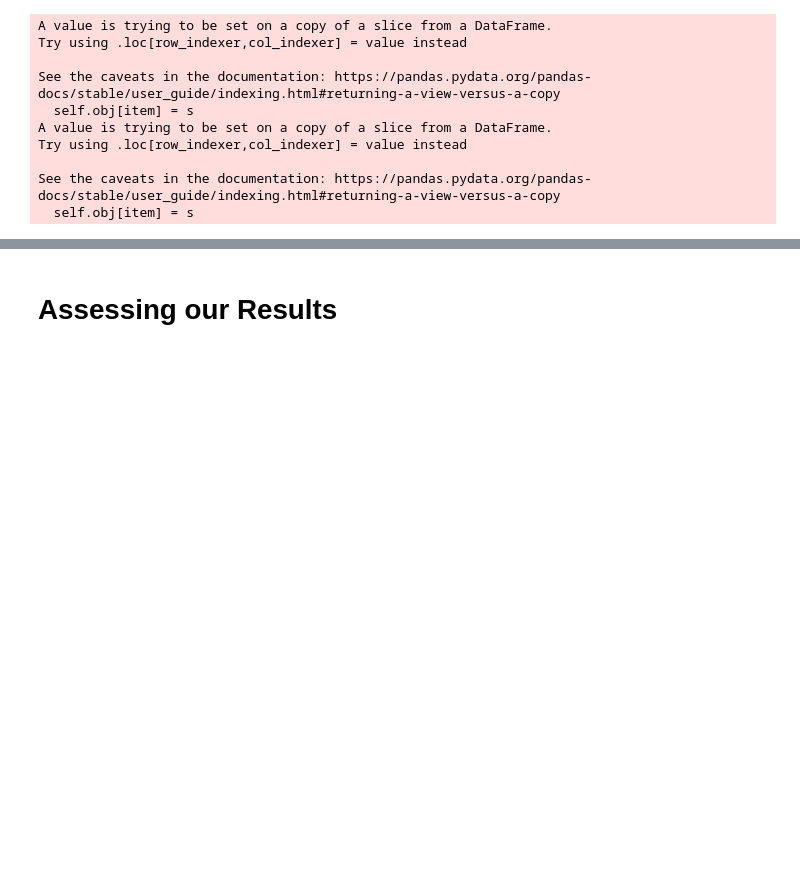
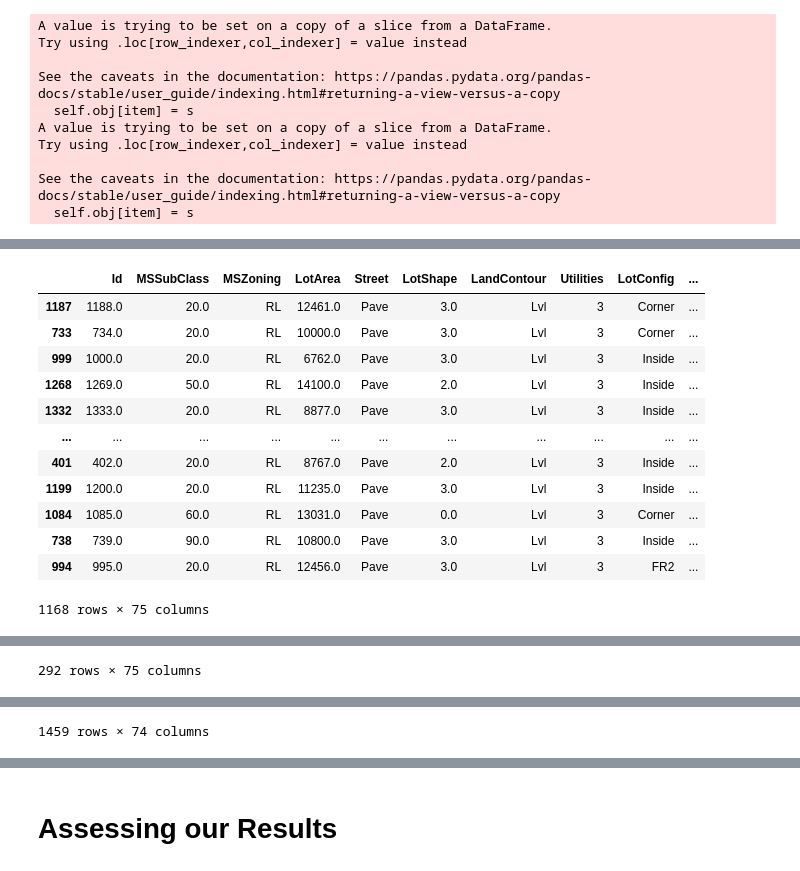
Before and after one commit to evan-freeman/data-science, a Jupyter notebook: Advanced Housing Data Exploration.ipynb, the cells around one changed output, grey strips where cells are left out. Drawn from its saved outputs; the diff is of its cells as text; code cells hidden in the pictures; blank space fills up the shorter version.

```diff
--- a/Advanced Housing Data Exploration.ipynb
+++ b/Advanced Housing Data Exploration.ipynb
@@ -984,0 +1004,58 @@ Interesting. Looks a fair bit worse, but who knows! Let's do some hyp tuning.
+# %%
+housing2 = pd.read_csv('D:/code/Data/house-prices-advanced-regression-techniques/train.csv')
+test2 = pd.read_csv('D:/code/Data/house-prices-advanced-regression-techniques/test.csv')
+
+train2, valid2 = train_test_split(housing2, test_size = .2)
+
+columns_to_drop2 = train2.columns[train2.isnull().sum() > len(train2) * .15]
+train2.drop(columns_to_drop2, inplace = True, axis = 1)
+valid2.drop(columns_to_drop2, inplace = True, axis = 1)
+test2.drop(columns_to_drop2, inplace = True, axis = 1)
+
+num_columns2 = train2.select_dtypes(exclude=['object']).columns
+cat_columns2 = train2.select_dtypes(include=['object']).columns
+
+# Impute Categorical Values
+train2.loc[:, cat_columns2] = SimpleImputer(missing_values = np.nan, strategy = 'most_frequent',verbose=0).fit_transform(train2.loc[:, cat_columns2])
+valid2.loc[:, cat_columns2] = SimpleImputer(missing_values = np.nan, strategy = 'most_frequent',verbose=0).fit_transform(valid2.loc[:, cat_columns2])
+test2.loc[:, cat_columns2] = SimpleImputer(missing_values = np.nan, strategy = 'most_frequent',verbose=0).fit_transform(test2.loc[:, cat_columns2])
+
+# Impute Numerical Values
+train2.loc[:, num_columns2] = SimpleImputer(missing_values = np.nan, strategy = 'mean',verbose=0).fit_transform(train2.loc[:, num_columns2])
+valid2.loc[:, num_columns2] = SimpleImputer(missing_values = np.nan, strategy = 'mean',verbose=0).fit_transform(valid2.loc[:, num_columns2])
+test2.loc[:, num_columns2.drop('SalePrice')] = SimpleImputer(missing_values = np.nan, strategy = 'mean',verbose=0).fit_transform(test2.loc[:, num_columns2.drop('SalePrice')])
+
+lotshape_map = {'Reg':3, 'IR1':2, 'IR2':1, 'IR2':0}
+utilities_map = {'AllPub':3, 'NoSewr':2, 'NoSeWa':1, 'ELO':0}
+landslope_map = {'Gtl':2, 'Mod':1, 'Sev':0}
+exterqual_map = {'Ex':4, 'Gd':3, 'TA':2, 'Fa':1, 'Po':0}
+extercond_map = exterqual_map
+bsmtqual_map = {'Ex':5, 'Gd':4, 'TA':3, 'Fa':2, 'Po':1, 'NA':0}
+bsmtcond_map = bsmtqual_map
+bsmtexposure_map = {'Gd':4, 'Av':3, 'Mn':2, 'No':1, 'NA':0}
+bsmtfintype1_map = {'GLQ':5, 'ALQ':4, 'BLQ':3, 'Rec':4, 'LwQ':2, 'Unf':1, 'NA':0}
+bsmtfintype2_map = bsmtfintype1_map
+heatingqc_map = exterqual_map
+centralair_map = {'Y':1, 'N':0}
+electrical_map = {'SBrkr':3, 'FuseA':2, 'FuseF':1, 'FuseP':0}
+kitchenqual_map = exterqual_map
+functional_map = {'Typ':7, 'Min1':6, 'Min2':5, 'Mod':4, 'Maj1':3, 'Maj2':2, 'Sev':1, 'Sal':0}
+garagefinish_map = {'Fin':3, 'RFn':2, 'Unf':1, 'NA':0}
+garagequal_map = bsmtqual_map
+garagecond_map = bsmtqual_map
+paveddrive_map = {'Y':2, 'P':1, 'N':0}
+
+ordinal_maps = [lotshape_map, utilities_map, landslope_map, exterqual_map, extercond_map, bsmtqual_map, bsmtcond_map, bsmtexposure_map, bsmtfintype1_map, bsmtfintype2_map, heatingqc_map, centralair_map, electrical_map, kitchenqual_map, functional_map, garagefinish_map, garagequal_map, garagecond_map, paveddrive_map]
+ordinal_features = ['LotShape', 'Utilities', 'LandSlope', 'ExterQual', 'ExterCond', 'BsmtQual', 'BsmtCond', 'BsmtExposure', 'BsmtFinType1', 'BsmtFinType2', 'HeatingQC', 'CentralAir', 'Electrical', 'KitchenQual', 'Functional', 'GarageFinish', 'GarageQual', 'GarageCond', 'PavedDrive']
+
+for i in range(len(ordinal_maps)):
+    train2[ordinal_features[i]] = train2[ordinal_features[i]].map(ordinal_maps[i])
+    valid2[ordinal_features[i]] = valid2[ordinal_features[i]].map(ordinal_maps[i])
+    test2[ordinal_features[i]] = test2[ordinal_features[i]].map(ordinal_maps[i])
+
+cat_columns2 = train2.select_dtypes(include=['object']).columns
+
+display(train2)
+display(valid2)
+display(test2)
+# %% [output]
@@ -984,0 +1079,13 @@ Interesting. Looks a fair bit worse, but who knows! Let's do some hyp tuning.
+|  | Id | MSSubClass | MSZoning | LotArea | Street | LotShape | LandContour | Utilities | LotConfig | ... |
+| 1187 | 1188.0 | 20.0 | RL | 12461.0 | Pave | 3.0 | Lvl | 3 | Corner | ... |
+| 733 | 734.0 | 20.0 | RL | 10000.0 | Pave | 3.0 | Lvl | 3 | Corner | ... |
+| 999 | 1000.0 | 20.0 | RL | 6762.0 | Pave | 3.0 | Lvl | 3 | Inside | ... |
+| 1268 | 1269.0 | 50.0 | RL | 14100.0 | Pave | 2.0 | Lvl | 3 | Inside | ... |
+| 1332 | 1333.0 | 20.0 | RL | 8877.0 | Pave | 3.0 | Lvl | 3 | Inside | ... |
+| ... | ... | ... | ... | ... | ... | ... | ... | ... | ... | ... |
+| 401 | 402.0 | 20.0 | RL | 8767.0 | Pave | 2.0 | Lvl | 3 | Inside | ... |
+| 1199 | 1200.0 | 20.0 | RL | 11235.0 | Pave | 3.0 | Lvl | 3 | Inside | ... |
+| 1084 | 1085.0 | 60.0 | RL | 13031.0 | Pave | 0.0 | Lvl | 3 | Corner | ... |
+| 738 | 739.0 | 90.0 | RL | 10800.0 | Pave | 3.0 | Lvl | 3 | Inside | ... |
+| 994 | 995.0 | 20.0 | RL | 12456.0 | Pave | 3.0 | Lvl | 3 | FR2 | ... |
+1168 rows × 75 columns
@@ -984,0 +1104 @@ Interesting. Looks a fair bit worse, but who knows! Let's do some hyp tuning.
+292 rows × 75 columns
@@ -984,0 +1117 @@ Interesting. Looks a fair bit worse, but who knows! Let's do some hyp tuning.
+1459 rows × 74 columns
```
Also changed, not shown: parts of 44 cells of this notebook.
